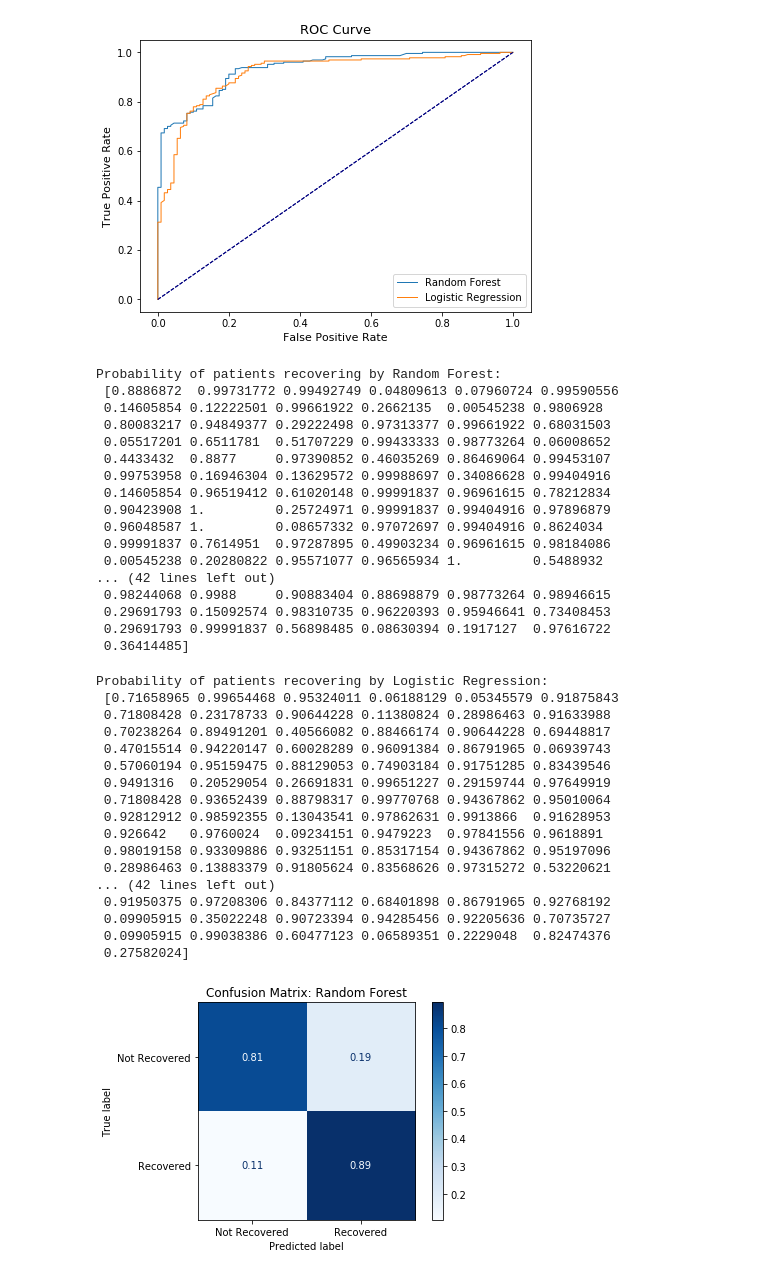
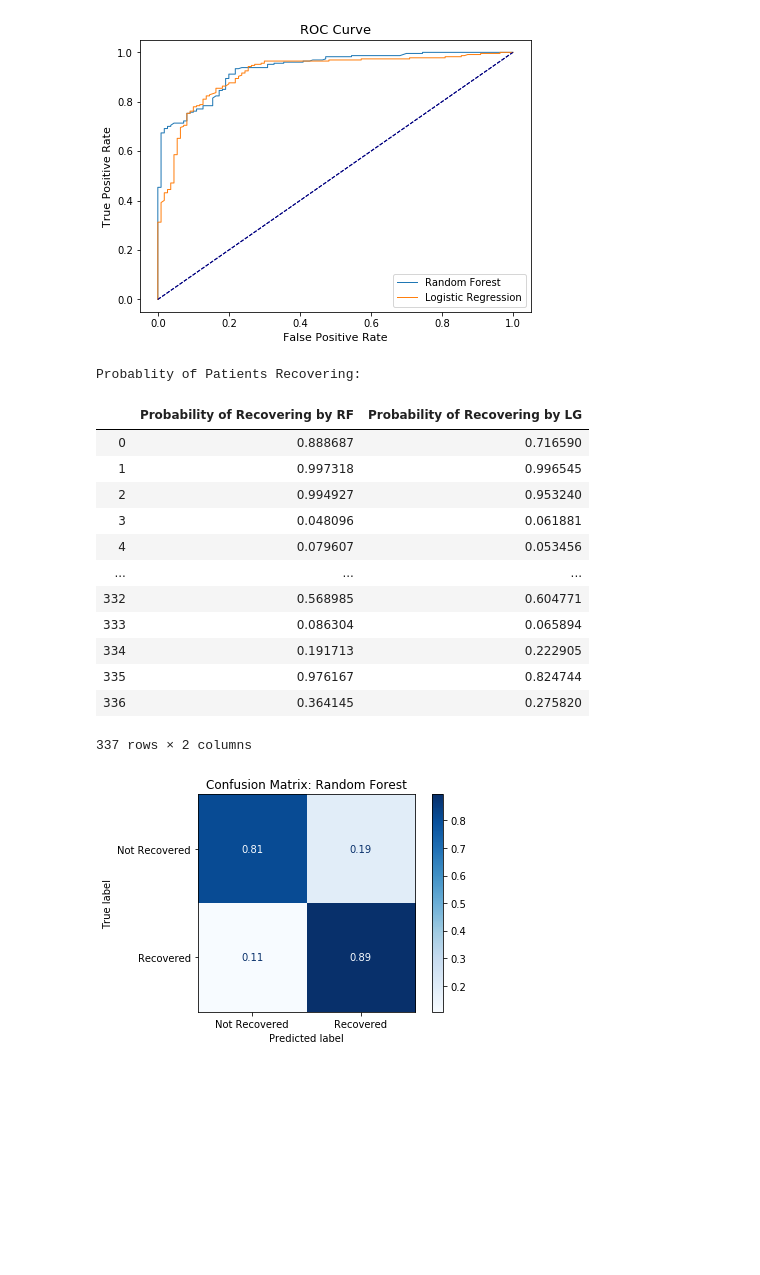
Before and after one commit to dukersss13/COVID-19-ML-Classification-Model, a Jupyter notebook: Duc.ipynb, the cells around one changed output. Saved outputs shown, nothing was run; the diff lists cells and outputs as text; code cells hidden in the pictures; blank space fills up the shorter version.

```diff
--- a/Duc.ipynb
+++ b/Duc.ipynb
@@ -162,46 +162,26 @@ The accuracy score for Random Forest is 0.8724
 The AUC for Logistic Regression is 0.9148
 The accuracy score for Logistic Regression is 0.8754
 [figure]
-# %%
-print("Probability of patients recovering by Random Forest:\n", yprobList[0])
-# %% [output]
-Probability of patients recovering by Random Forest:
- [0.8886872  0.99731772 0.99492749 0.04809613 0.07960724 0.99590556
- 0.14605854 0.12222501 0.99661922 0.2662135  0.00545238 0.9806928
- 0.80083217 0.94849377 0.29222498 0.97313377 0.99661922 0.68031503
- 0.05517201 0.6511781  0.51707229 0.99433333 0.98773264 0.06008652
- 0.4433432  0.8877     0.97390852 0.46035269 0.86469064 0.99453107
- 0.99753958 0.16946304 0.13629572 0.99988697 0.34086628 0.99404916
- 0.14605854 0.96519412 0.61020148 0.99991837 0.96961615 0.78212834
- 0.90423908 1.         0.25724971 0.99991837 0.99404916 0.97896879
- 0.96048587 1.         0.08657332 0.97072697 0.99404916 0.8624034
- 0.99991837 0.7614951  0.97287895 0.49903234 0.96961615 0.98184086
- 0.00545238 0.20280822 0.95571077 0.96565934 1.         0.5488932
-... (42 lines left out)
- 0.98244068 0.9988     0.90883404 0.88698879 0.98773264 0.98946615
- 0.29691793 0.15092574 0.98310735 0.96220393 0.95946641 0.73408453
- 0.29691793 0.99991837 0.56898485 0.08630394 0.1917127  0.97616722
- 0.36414485]
-# %%
-print("Probability of patients recovering by Logistic Regression:\n", yprobList[1])
-# %% [output]
-Probability of patients recovering by Logistic Regression:
- [0.71658965 0.99654468 0.95324011 0.06188129 0.05345579 0.91875843
- 0.71808428 0.23178733 0.90644228 0.11380824 0.28986463 0.91633988
- 0.70238264 0.89491201 0.40566082 0.88466174 0.90644228 0.69448817
- 0.47015514 0.94220147 0.60028289 0.96091384 0.86791965 0.06939743
- 0.57060194 0.95159475 0.88129053 0.74903184 0.91751285 0.83439546
- 0.9491316  0.20529054 0.26691831 0.99651227 0.29159744 0.97649919
- 0.71808428 0.93652439 0.88798317 0.99770768 0.94367862 0.95010064
- 0.92812912 0.98592355 0.13043541 0.97862631 0.9913866  0.91628953
- 0.926642   0.9760024  0.09234151 0.9479223  0.97841556 0.9618891
- 0.98019158 0.93309886 0.93251151 0.85317154 0.94367862 0.95197096
- 0.28986463 0.13883379 0.91805624 0.83568626 0.97315272 0.53220621
-... (42 lines left out)
- 0.91950375 0.97208306 0.84377112 0.68401898 0.86791965 0.92768192
- 0.09905915 0.35022248 0.90723394 0.94285456 0.92205636 0.70735727
- 0.09905915 0.99038386 0.60477123 0.06589351 0.2229048  0.82474376
- 0.27582024]
+# %%
+prob_df = pd.DataFrame({"Probability of Recovering by RF": yprobList[0], "Probability of Recovering by LG": yprobList[1]})
+# %%
+print("Probablity of Patients Recovering: ")
+prob_df
+# %% [output]
+Probablity of Patients Recovering:
+|  | Probability of Recovering by RF | Probability of Recovering by LG |
+| 0 | 0.888687 | 0.716590 |
+| 1 | 0.997318 | 0.996545 |
+| 2 | 0.994927 | 0.953240 |
+| 3 | 0.048096 | 0.061881 |
+| 4 | 0.079607 | 0.053456 |
+| ... | ... | ... |
+| 332 | 0.568985 | 0.604771 |
+| 333 | 0.086304 | 0.065894 |
+| 334 | 0.191713 | 0.222905 |
+| 335 | 0.976167 | 0.824744 |
+| 336 | 0.364145 | 0.275820 |
+337 rows × 2 columns
 # %%
 confusion_plot(clfs, xtest, ytest)
 # %% [output]
```
